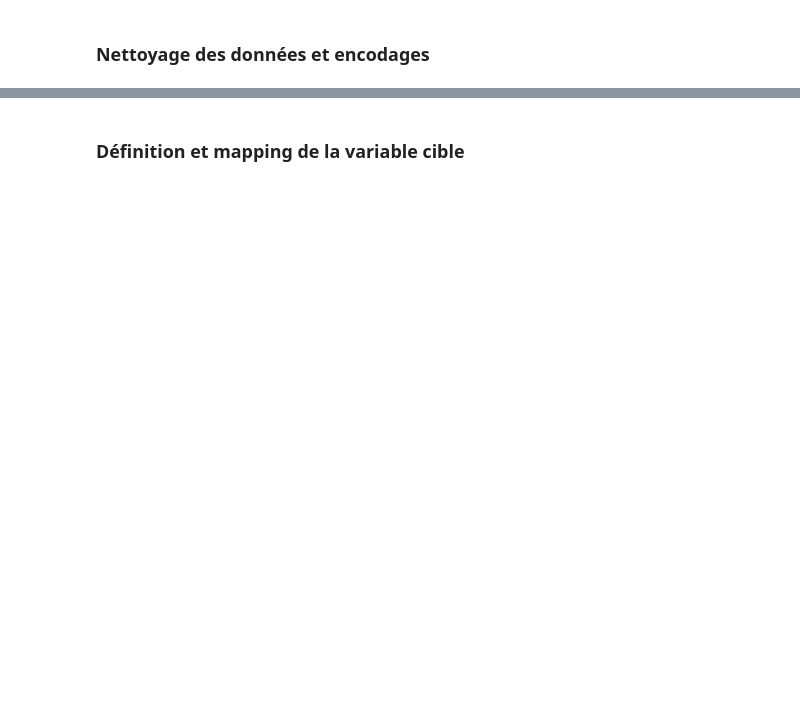
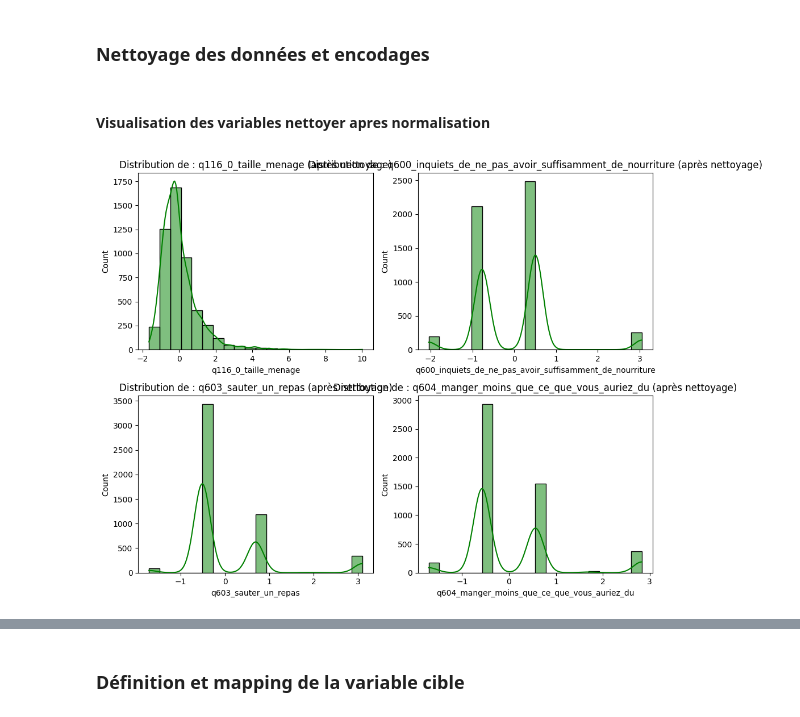
Before and after one commit to Dieme92/fast-api-food-security, a Jupyter notebook: fast-api-food-security_PROJET_DIT.ipynb, the cells around one changed output, grey strips where cells are left out. Drawn from its saved outputs; the diff is of its cells as text; code cells hidden in the pictures; blank space fills up the shorter version.

```diff
--- a/fast-api-food-security_PROJET_DIT.ipynb
+++ b/fast-api-food-security_PROJET_DIT.ipynb
@@ -45,3 +80,31 @@ scaler = StandardScaler()
 data[data.select_dtypes(include=['float', 'int']).columns] = scaler.fit_transform(
     data.select_dtypes(include=['float', 'int'])
 )
+# %% [markdown]
+#### Visualisation des variables nettoyer apres normalisation
+# %%
+import matplotlib.pyplot as plt
+import seaborn as sns
+
+# Liste des variables à afficher
+variables = [
+    "q116_0_taille_menage",
+    "q600_inquiets_de_ne_pas_avoir_suffisamment_de_nourriture",
+    "q603_sauter_un_repas",
+    "q604_manger_moins_que_ce_que_vous_auriez_du"
+]
+
+# Création d'une grille 2x2
+fig, axes = plt.subplots(2, 2, figsize=(10,8))
+
+# Boucle sur les variables et les axes
+for ax, var in zip(axes.flatten(), variables):
+    sns.histplot(data[var], bins=20, kde=True, color="green", ax=ax)
+    ax.set_title(f"Distribution de : {var} (après nettoyage)")
+    ax.set_xlabel(var)
+    ax.set_ylabel("Count")
+
+plt.tight_layout()
+plt.show()
+# %% [output]
+[figure, added]
```
Also changed, not shown: parts of 10 cells of this notebook.
